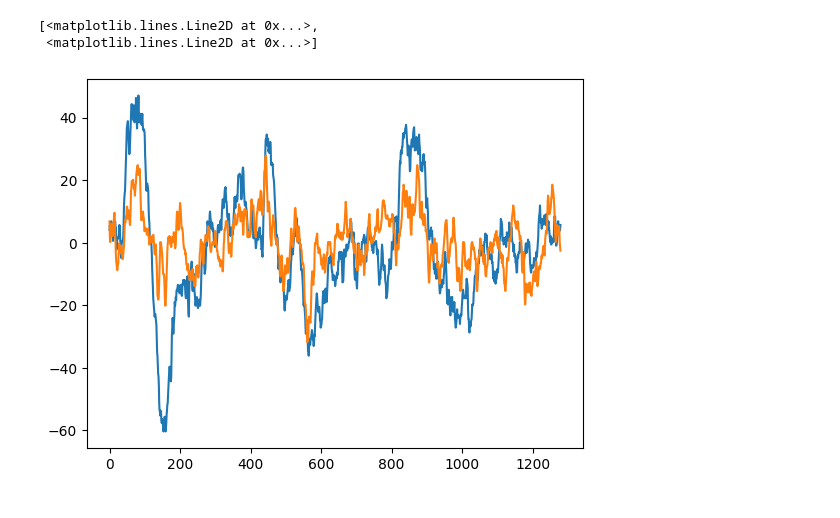
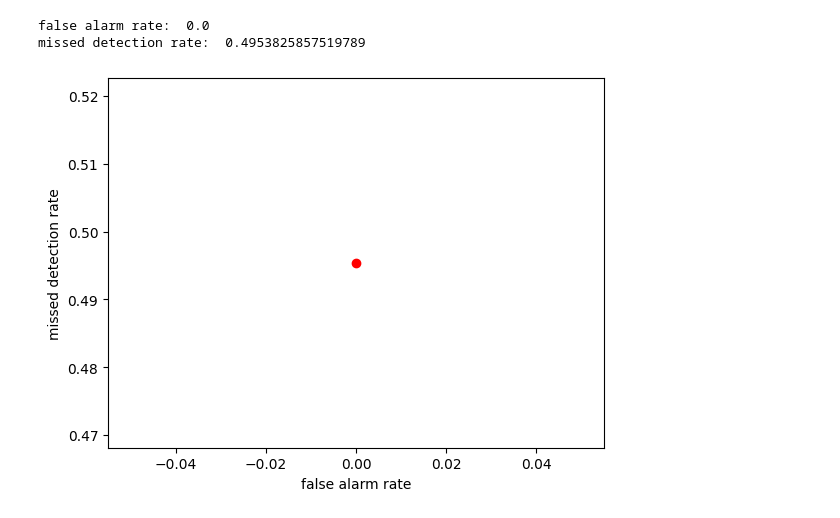
Before and after one commit to DevNerds2020/seizure-detector-with-neural-networks, a Jupyter notebook: SeizureDetector.ipynb, the cells around one changed output. Cells and saved outputs as stored; diff of their text form; code cells hidden in the pictures.

```diff
--- a/SeizureDetector.ipynb
+++ b/SeizureDetector.ipynb
@@ -193,8 +409,21 @@ Normal Neural Network - Loss: 16.448238372802734, Accuracy: 0.9832060933113098
+# %%
+#false alarm rate
+false_alarm_rate = cm[0][1]/(cm[0][1]+cm[1][1])
+print("false alarm rate: ", false_alarm_rate)
+
+#missed detection rate
+missed_detection_rate = cm[1][0]/(cm[1][0]+cm[0][0])
+print("missed detection rate: ", missed_detection_rate)
+# %% [output]
+false alarm rate:  0.0
+missed detection rate:  0.4953825857519789
+# %%
+#plot false alarm rate and missed detection rate
+plt.plot(false_alarm_rate, missed_detection_rate, 'ro')
+plt.xlabel('false alarm rate')
+plt.ylabel('missed detection rate')
+plt.show()
+# %% [output]
+[figure, added]
 # %%
 model.save("model1.h5")
-# %%
-plt.plot(X_test[1][0])
-# %% [output]
-[<matplotlib.lines.Line2D at 0x...>,
- <matplotlib.lines.Line2D at 0x...>]
-[figure, removed]
```
Also changed, not shown: parts of 28 cells of this notebook.
